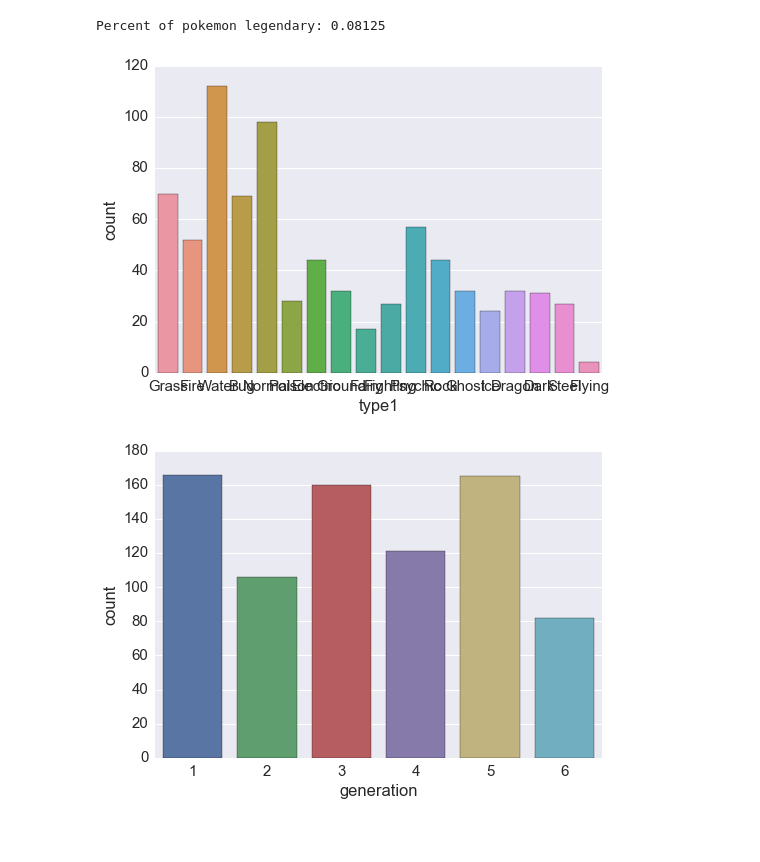
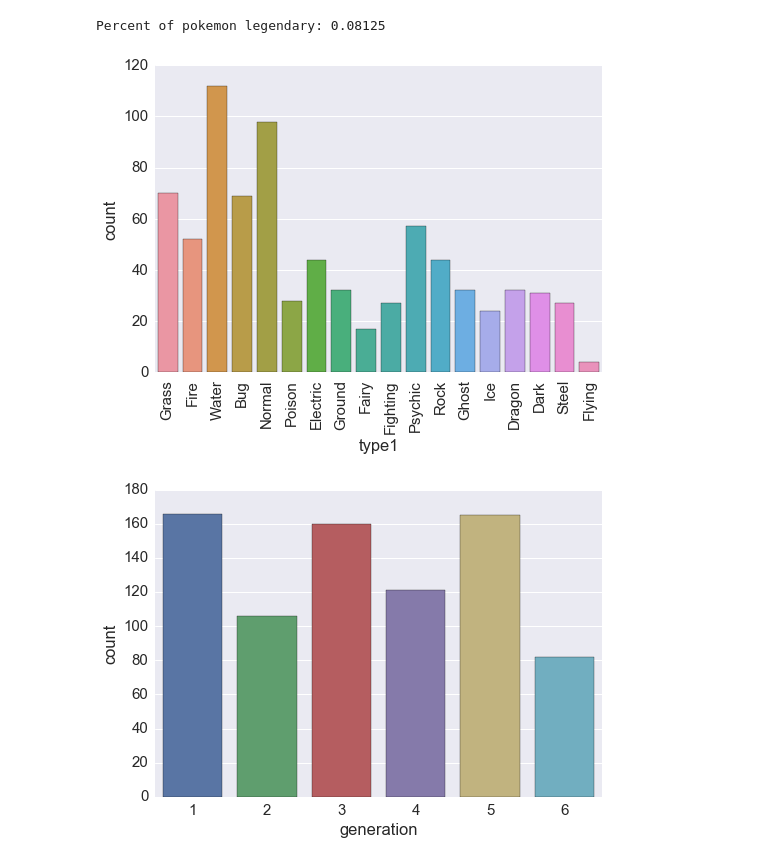
Before and after one commit to carlespoles/DSCI6002-student, a Jupyter notebook: week3/3-1_Review/DSCI6002-Midterm-Part1-CarlesPolesMielgo.ipynb, the cells around one changed output. Drawn from its saved outputs; the diff is of its cells as text; code cells hidden in the pictures; blank space fills up the shorter version.

```diff
--- a/week3/3-1_Review/DSCI6002-Midterm-Part1-CarlesPolesMielgo.ipynb
+++ b/week3/3-1_Review/DSCI6002-Midterm-Part1-CarlesPolesMielgo.ipynb
@@ -165,9 +165,10 @@ Percent of pokemon legendary: 0.08125
 # %%
 import seaborn as sns
 plot_1 = sns.countplot(x='type1', data=df)
+plt.setp(plot_1.get_xticklabels(), rotation=90)
 plot_1;
 # %% [output]
-[figure, old version]
+[figure, new version]
 # %%
 plot_2 = sns.countplot(x='generation', data=df)
 plot_2;
```
Also changed, not shown: parts of 2 cells of this notebook.
